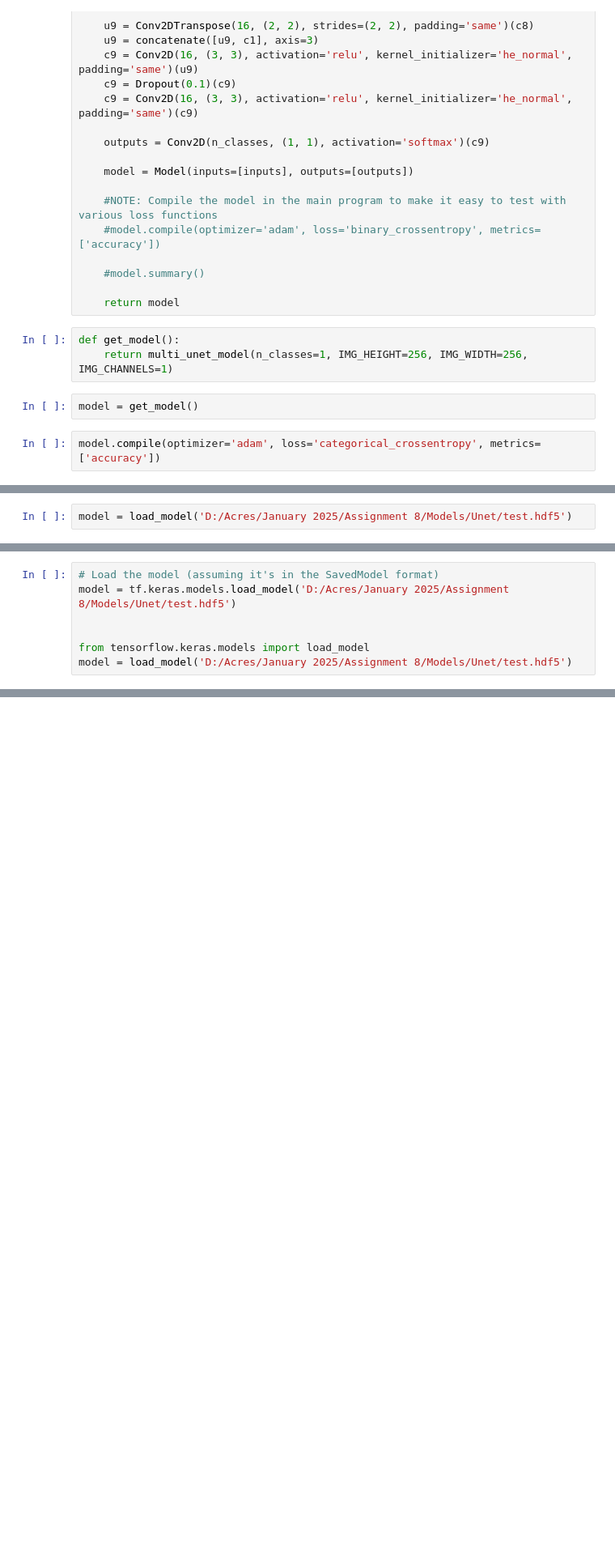
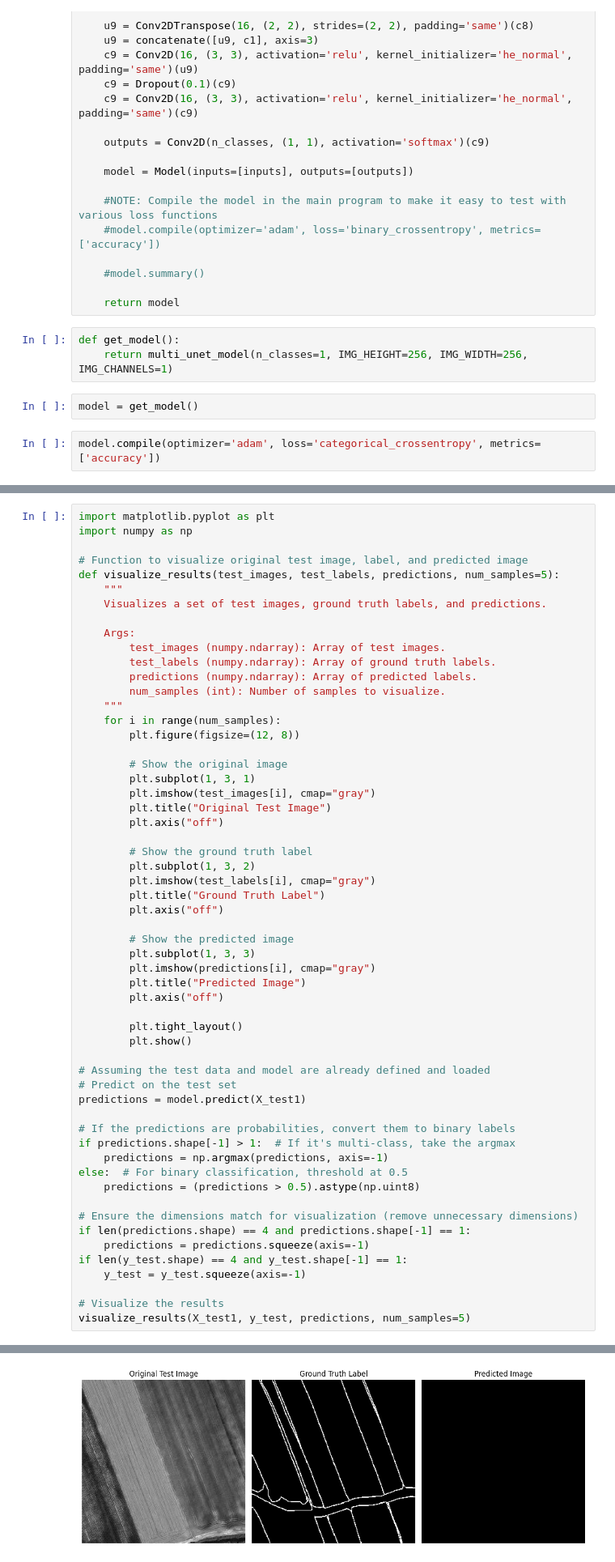
Before and after one commit to jintubhuyan-2000/Scripts_DL_BundDetection, a Jupyter notebook: Unet/Unet.ipynb, the cells around one changed output, grey strips where cells are left out. Shown at 81% size. Saved outputs shown, nothing was run; the diff lists cells and outputs as text; blank space fills up the shorter version.

Commit message:
Failed to predict

```diff
--- a/Unet/Unet.ipynb
+++ b/Unet/Unet.ipynb
@@ -299,2 +308,0 @@ plt.show()
-# %%
-model = load_model('D:/Acres/January 2025/Assignment 8/Models/Unet/test.hdf5')
@@ -305,7 +308,0 @@ import tensorflow as tf
-# %%
-# Load the model (assuming it's in the SavedModel format)
-model = tf.keras.models.load_model('D:/Acres/January 2025/Assignment 8/Models/Unet/test.hdf5')
-
-
-from tensorflow.keras.models import load_model
-model = load_model('D:/Acres/January 2025/Assignment 8/Models/Unet/test.hdf5')
@@ -377,0 +309,58 @@ ValueError: File format not supported: filepath=path_to_your_model. Keras 3 only
+# %%
+import matplotlib.pyplot as plt
+import numpy as np
+
+# Function to visualize original test image, label, and predicted image
+def visualize_results(test_images, test_labels, predictions, num_samples=5):
+    """
+    Visualizes a set of test images, ground truth labels, and predictions.
+
+    Args:
+        test_images (numpy.ndarray): Array of test images.
+        test_labels (numpy.ndarray): Array of ground truth labels.
+        predictions (numpy.ndarray): Array of predicted labels.
+        num_samples (int): Number of samples to visualize.
+    """
+    for i in range(num_samples):
+        plt.figure(figsize=(12, 8))
+
+        # Show the original image
+        plt.subplot(1, 3, 1)
+        plt.imshow(test_images[i], cmap="gray")
+        plt.title("Original Test Image")
+        plt.axis("off")
+
+        # Show the ground truth label
+        plt.subplot(1, 3, 2)
+        plt.imshow(test_labels[i], cmap="gray")
+        plt.title("Ground Truth Label")
+        plt.axis("off")
+
+        # Show the predicted image
+        plt.subplot(1, 3, 3)
+        plt.imshow(predictions[i], cmap="gray")
+        plt.title("Predicted Image")
+        plt.axis("off")
+
+        plt.tight_layout()
+        plt.show()
+
+# Assuming the test data and model are already defined and loaded
+# Predict on the test set
+predictions = model.predict(X_test1)
+
+# If the predictions are probabilities, convert them to binary labels
+if predictions.shape[-1] > 1:  # If it's multi-class, take the argmax
+    predictions = np.argmax(predictions, axis=-1)
+else:  # For binary classification, threshold at 0.5
+    predictions = (predictions > 0.5).astype(np.uint8)
+
+# Ensure the dimensions match for visualization (remove unnecessary dimensions)
+if len(predictions.shape) == 4 and predictions.shape[-1] == 1:
+    predictions = predictions.squeeze(axis=-1)
+if len(y_test.shape) == 4 and y_test.shape[-1] == 1:
+    y_test = y_test.squeeze(axis=-1)
+
+# Visualize the results
+visualize_results(X_test1, y_test, predictions, num_samples=5)
+# %% [output]
@@ -377,0 +371 @@ ValueError: File format not supported: filepath=path_to_your_model. Keras 3 only
+[figure, added]
```
Also changed, not shown: parts of 12 cells of this notebook.
